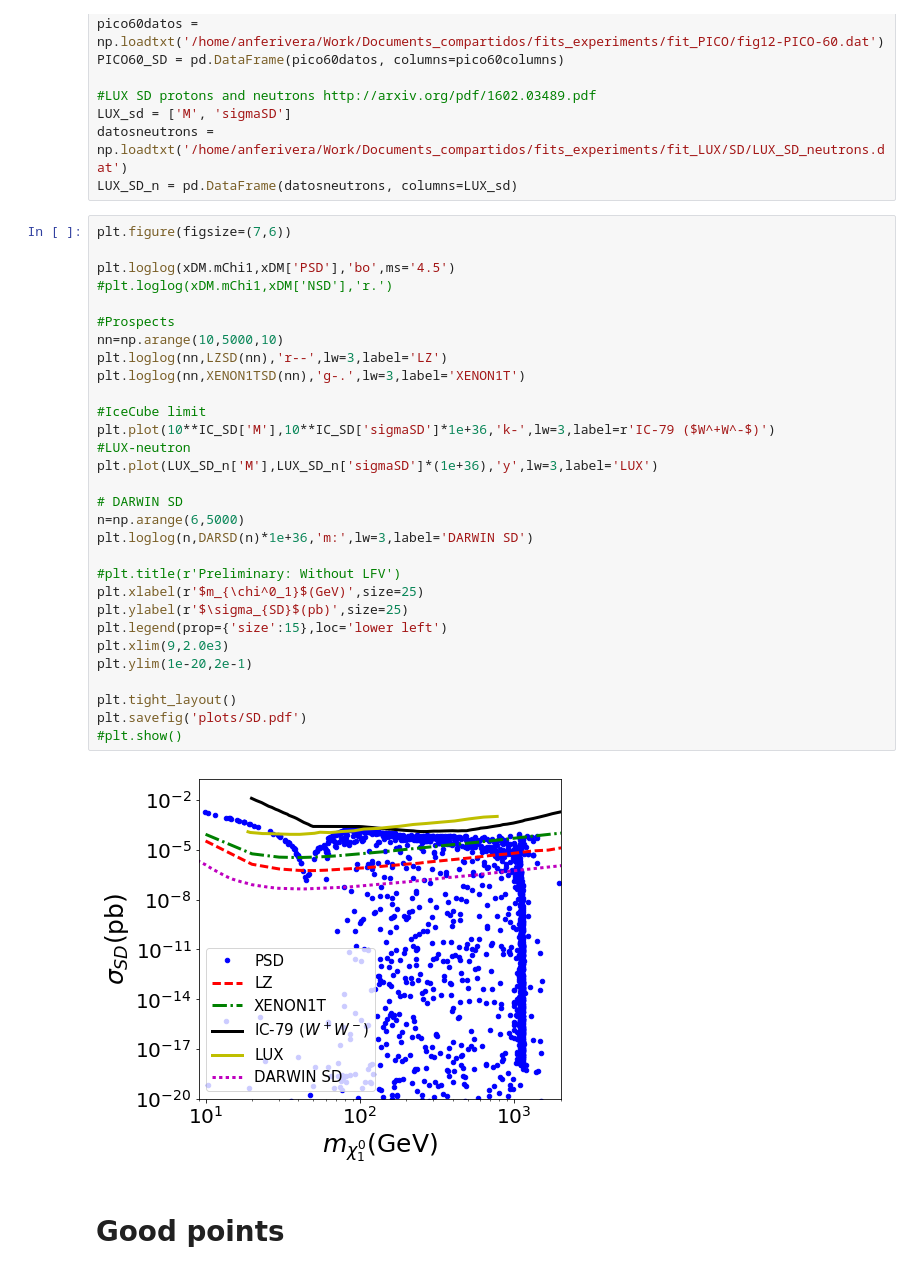
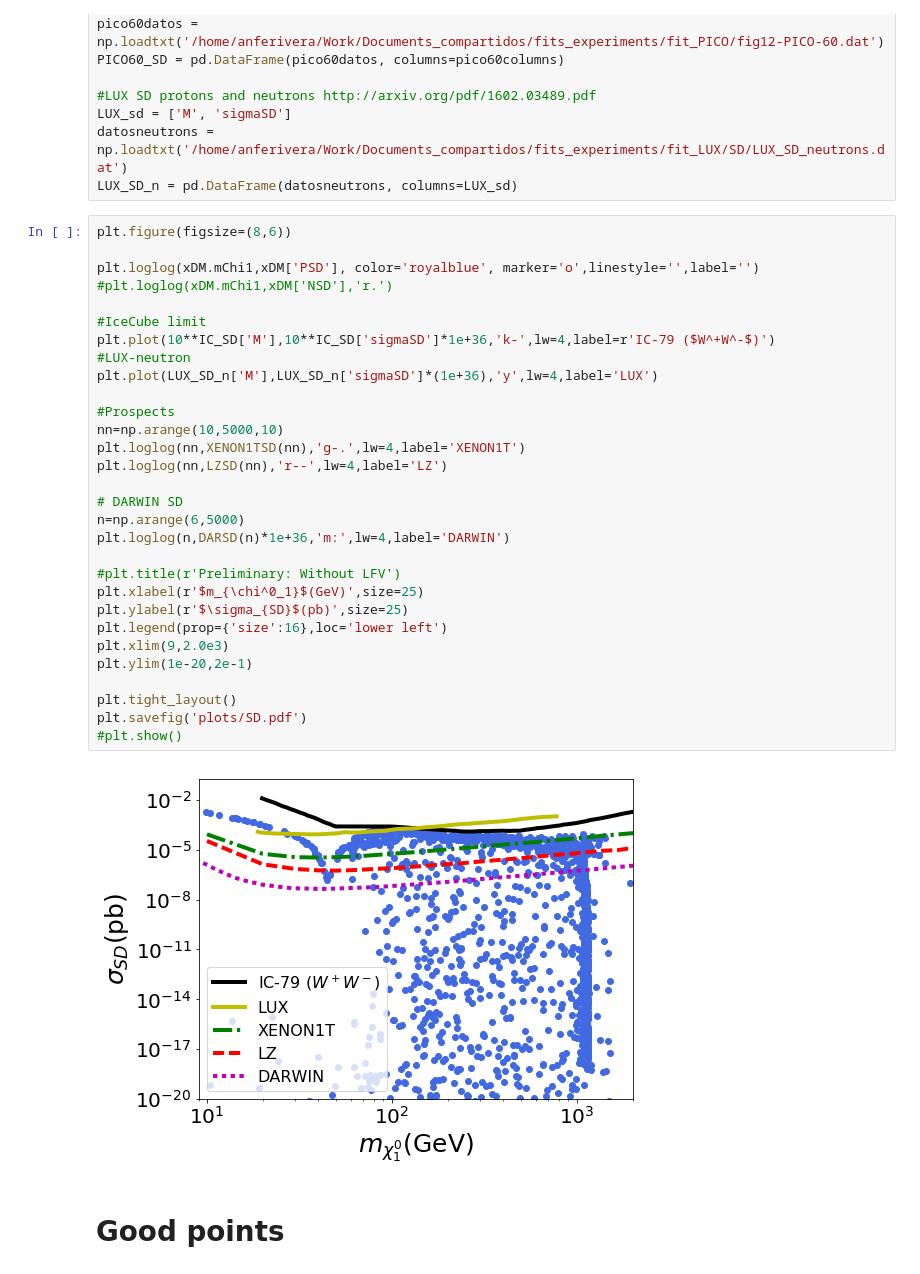
Before and after one commit to anferivera/SDdiracDM, a Jupyter notebook: run-model-general-scan.ipynb, the cells around one changed output. Drawn from its saved outputs; the diff is of its cells as text.

```diff
--- a/run-model-general-scan.ipynb
+++ b/run-model-general-scan.ipynb
@@ -538,37 +538,37 @@ LUX_sd = ['M', 'sigmaSD']
 datosneutrons = np.loadtxt('/home/anferivera/Work/Documents_compartidos/fits_experiments/fit_LUX/SD/LUX_SD_neutrons.dat')
 LUX_SD_n = pd.DataFrame(datosneutrons, columns=LUX_sd)
 # %%
-plt.figure(figsize=(7,6))
+plt.figure(figsize=(8,6))
 
-plt.loglog(xDM.mChi1,xDM['PSD'],'bo',ms='4.5')
+plt.loglog(xDM.mChi1,xDM['PSD'], color='royalblue', marker='o',linestyle='',label='')
 #plt.loglog(xDM.mChi1,xDM['NSD'],'r.')
+
+#IceCube limit
+plt.plot(10**IC_SD['M'],10**IC_SD['sigmaSD']*1e+36,'k-',lw=4,label=r'IC-79 ($W^+W^-$)')
+#LUX-neutron
+plt.plot(LUX_SD_n['M'],LUX_SD_n['sigmaSD']*(1e+36),'y',lw=4,label='LUX')
 
 #Prospects
 nn=np.arange(10,5000,10)
-plt.loglog(nn,LZSD(nn),'r--',lw=3,label='LZ')
-plt.loglog(nn,XENON1TSD(nn),'g-.',lw=3,label='XENON1T')
-
-#IceCube limit
-plt.plot(10**IC_SD['M'],10**IC_SD['sigmaSD']*1e+36,'k-',lw=3,label=r'IC-79 ($W^+W^-$)')
-#LUX-neutron
-plt.plot(LUX_SD_n['M'],LUX_SD_n['sigmaSD']*(1e+36),'y',lw=3,label='LUX')
+plt.loglog(nn,XENON1TSD(nn),'g-.',lw=4,label='XENON1T')
+plt.loglog(nn,LZSD(nn),'r--',lw=4,label='LZ')
 
 # DARWIN SD
 n=np.arange(6,5000)
-plt.loglog(n,DARSD(n)*1e+36,'m:',lw=3,label='DARWIN SD')
+plt.loglog(n,DARSD(n)*1e+36,'m:',lw=4,label='DARWIN')
 
 #plt.title(r'Preliminary: Without LFV')
 plt.xlabel(r'$m_{\chi^0_1}$(GeV)',size=25)
 plt.ylabel(r'$\sigma_{SD}$(pb)',size=25)
-plt.legend(prop={'size':15},loc='lower left')
+plt.legend(prop={'size':16},loc='lower left')
 plt.xlim(9,2.0e3)
 plt.ylim(1e-20,2e-1)
 
 plt.tight_layout()
 plt.savefig('plots/SD.pdf')
 #plt.show()
 # %% [output]
-[figure, old version]
+[figure, new version]
 # %% [markdown]
 # Good points
 # %%
```
Also changed, not shown: parts of 30 cells of this notebook, 5 other files.
